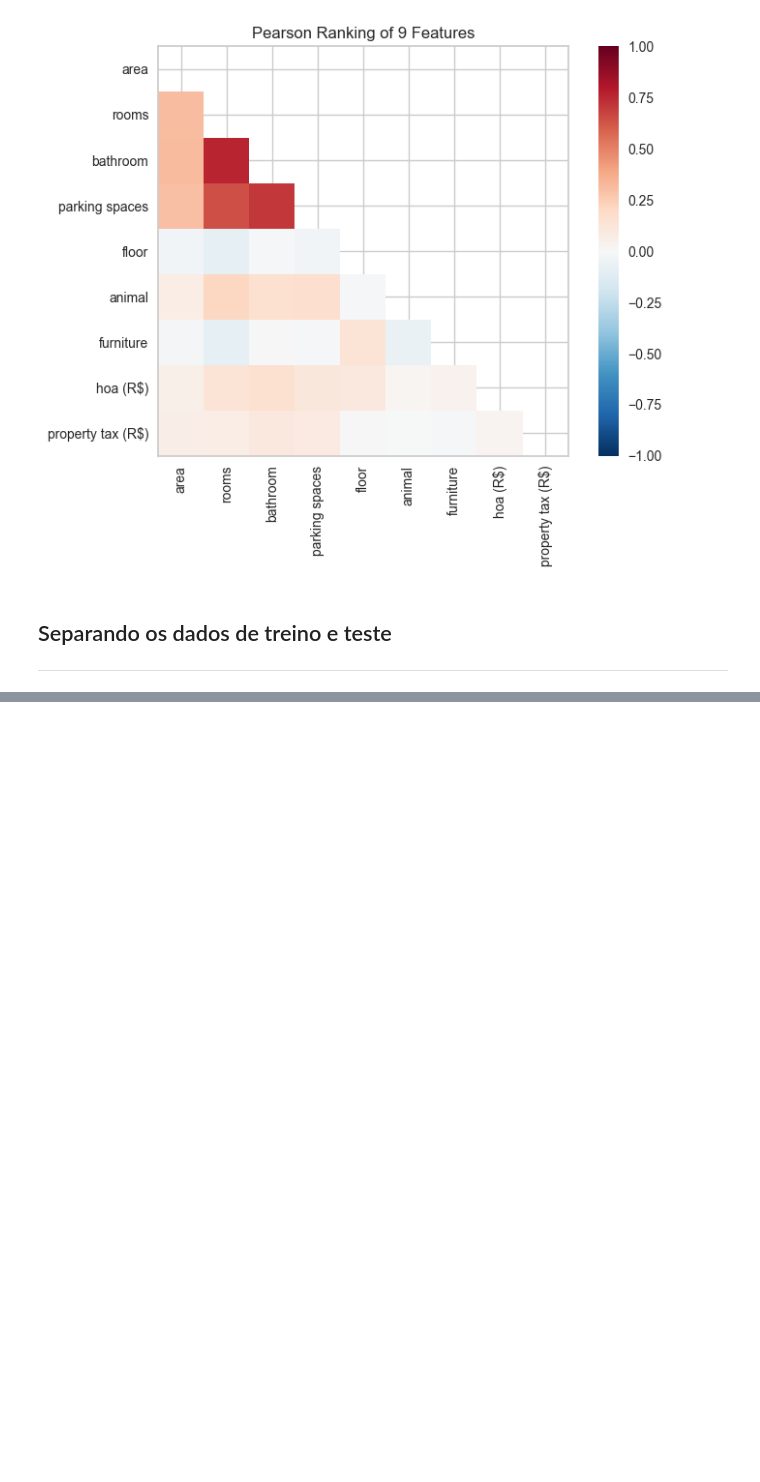
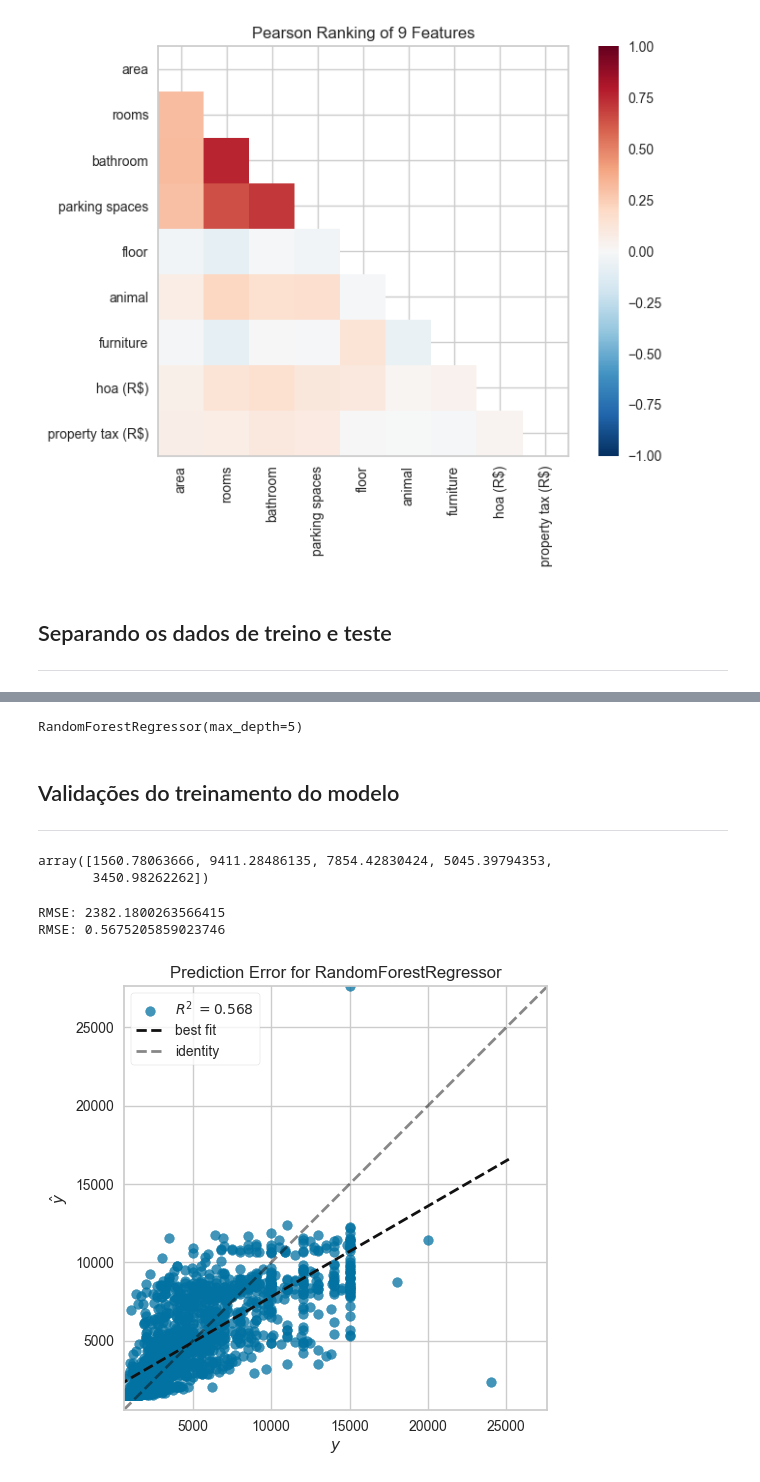
Before and after one commit to Lyarkh/Solucao_Completa_End_To_End_Machine_Learning, a Jupyter notebook: tratativa_dos_dados.ipynb, the cells around one changed output, grey strips where cells are left out. Saved outputs shown, nothing was run; the diff lists cells and outputs as text; code cells hidden in the pictures; blank space fills up the shorter version.

Commit message:
feat: Validações do treinamento do modelo

```diff
--- a/tratativa_dos_dados.ipynb
+++ b/tratativa_dos_dados.ipynb
@@ -469,0 +465,14 @@ RandomForestRegressor(max_depth=5)
+# %%
+modelo = RandomForestRegressor(max_depth=5)
+modelo.fit(x_treino, y_treino)
+# %% [output]
+RandomForestRegressor(max_depth=5)
+# %% [markdown]
+## Validações do treinamento do modelo
+---
+# %%
+previsoes = modelo.predict(x_teste)
+previsoes[:5]
+# %% [output]
+array([1560.78063666, 9411.28486135, 7854.42830424, 5045.39794353,
+       3450.98262262])
@@ -469,0 +482,18 @@ RandomForestRegressor(max_depth=5)
+# %%
+print(f'RMSE: {sqrt(mean_squared_error(y_teste, previsoes))}')
+print(f'RMSE: {r2_score(y_teste, previsoes)}')
+# %% [output]
+RMSE: 2382.1800263566415
+RMSE: 0.5675205859023746
+# %%
+# Utilizando o yelowbrick
+from yellowbrick.regressor import PredictionError
+
+modelo_ = RandomForestRegressor(max_depth=5)
+error_modelo = PredictionError(modelo_)
+
+error_modelo.fit(x_treino, y_treino)
+error_modelo.score(x_teste, y_teste)
+error_modelo.show();
+# %% [output]
+[figure, added]
```
Also changed, not shown: parts of 14 cells of this notebook.
